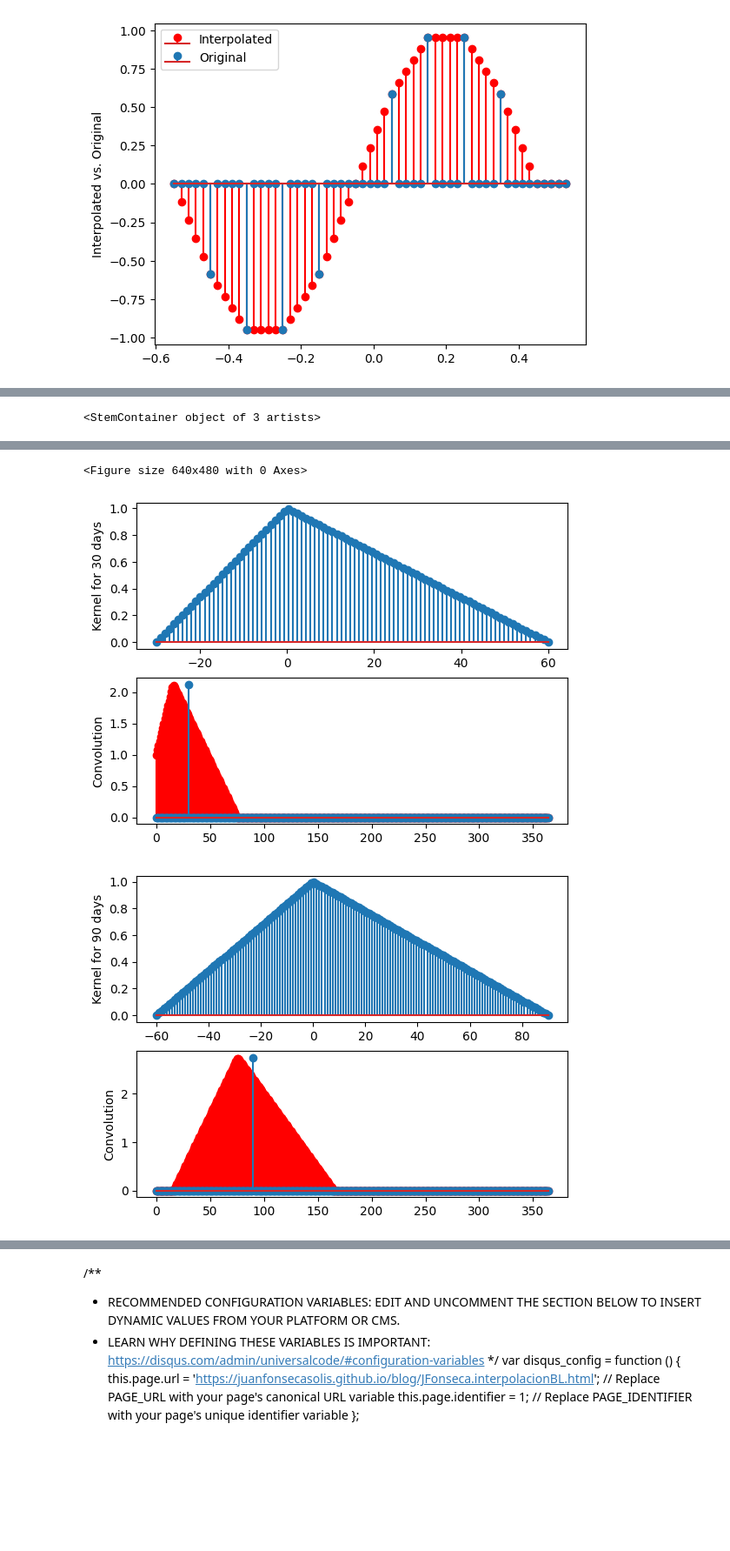
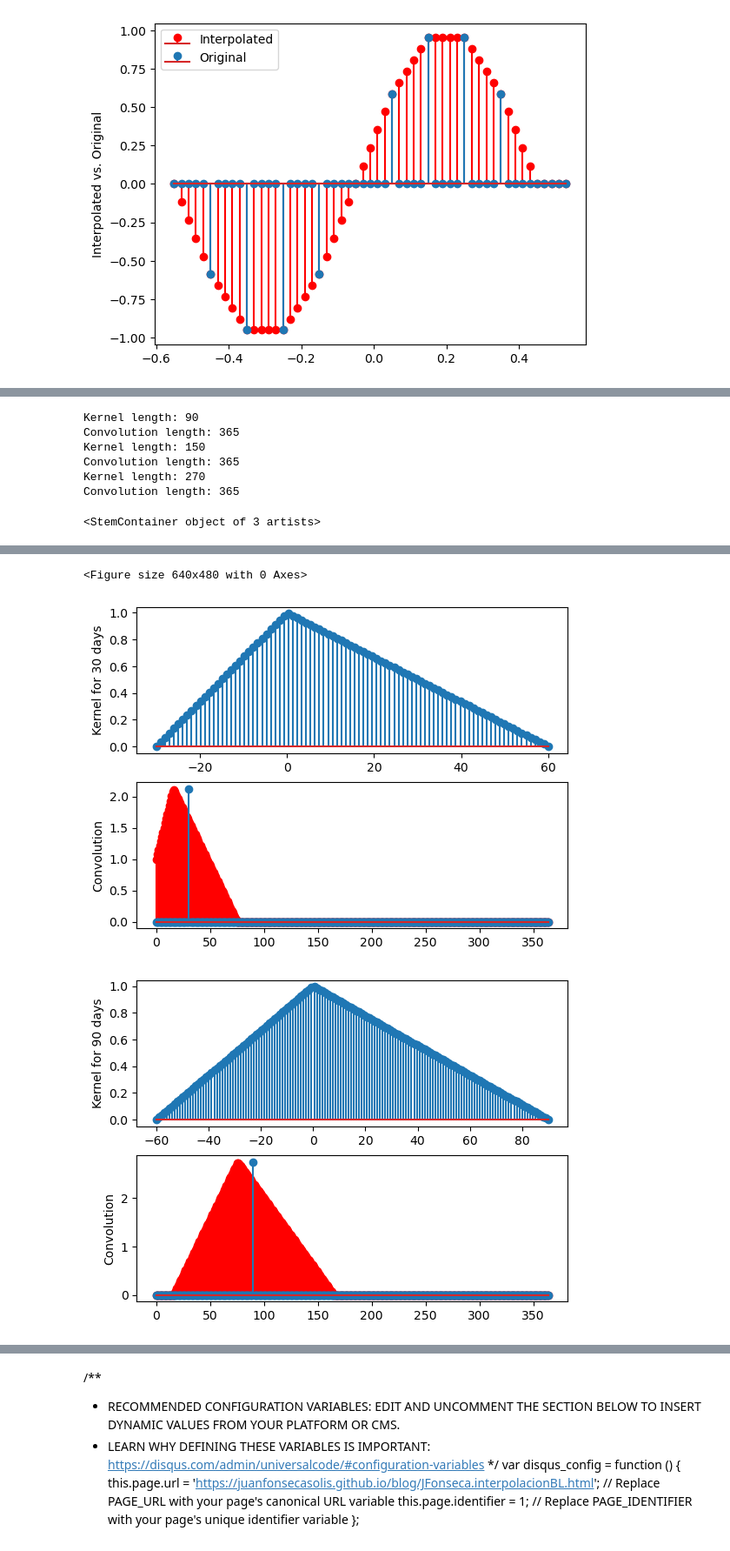
Before and after one commit to juanfonsecasolis/juanfonsecasolis.github.io, a Jupyter notebook: blog/JFonseca.interpolacion.ipynb, the cells around one changed output, grey strips where cells are left out. Shown: that part at 87% size. Cells and saved outputs as stored; diff of their text form; code cells hidden in the pictures; blank space fills up the shorter version.

```diff
--- a/blog/JFonseca.interpolacion.ipynb
+++ b/blog/JFonseca.interpolacion.ipynb
@@ -142,35 +144,43 @@ y_p[360] = 3.89643
 x_p = np.arange(365)
 plt.stem(x_p, y_p)
 
 # --------------------------
 # Work in progres...
 # --------------------------
 plt.figure()
 y_pp = np.zeros(len(y_p))
 x = [0, 30, 90, 180, 360]
 y = [0, 2.12029, 2.73757, 3.31129, 3.89643]
 for n in range(1, len(x)-1):
     zeros = np.zeros(len(y_p))
     zeros[x[n]] = y_p[x[n]]
     kernel_x, kernel_y = scaleneTriangleKernel(x[n-1]-x[n], x[n+1]-x[n], x[n+1]-x[n-1]) # e.g. -60, 90, 180-30
+    print(f'Kernel length: {len(kernel_y)}')
     plt.figure()
     plt.subplot(211)
     plt.stem(kernel_x, kernel_y)
     plt.ylabel(f'Kernel for {x[n]} days')
     plt.subplot(212)
-    convolution = np.convolve(zeros, kernel_y, 'full')
+    convolution = np.convolve(zeros, kernel_y, 'same')
+    print(f'Convolution length: {len(convolution)}')
     y_pp += convolution
     plt.stem(x_p, convolution, colors[0], markerfmt=f'{colors[0]}o')
     plt.stem(x_p, zeros)
     plt.ylabel(f'Convolution')
 
 plt.figure()
 plt.title('Final result')
 plt.stem(x_p, y_pp)
 # %% [output]
-<StemContainer object of 3 artists>
+Kernel length: 90
+Convolution length: 365
+Kernel length: 150
+Convolution length: 365
+Kernel length: 270
+Convolution length: 365
+<StemContainer object of 3 artists>
 [figure]
-<Figure size 640x480 with 0 Axes>
+<Figure size 640x480 with 0 Axes>
 [figure]
-[figure, old version]
+[figure, new version]
 [figure]
```
Also changed, not shown: parts of 6 cells of this notebook, 12 other files.
